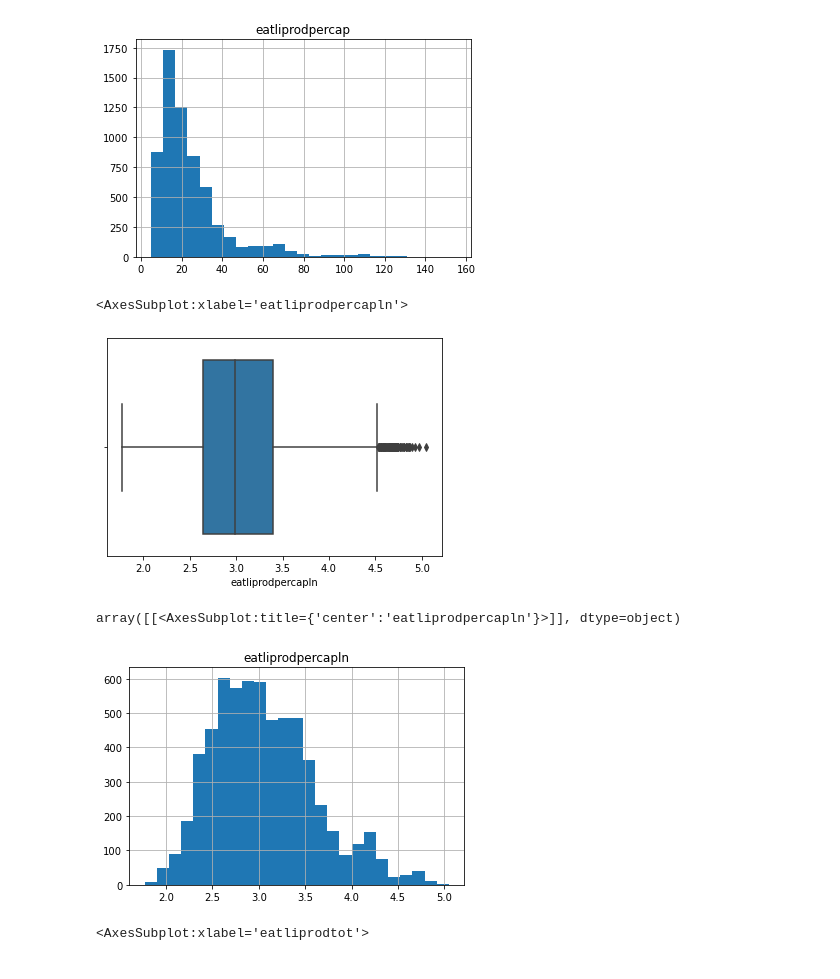
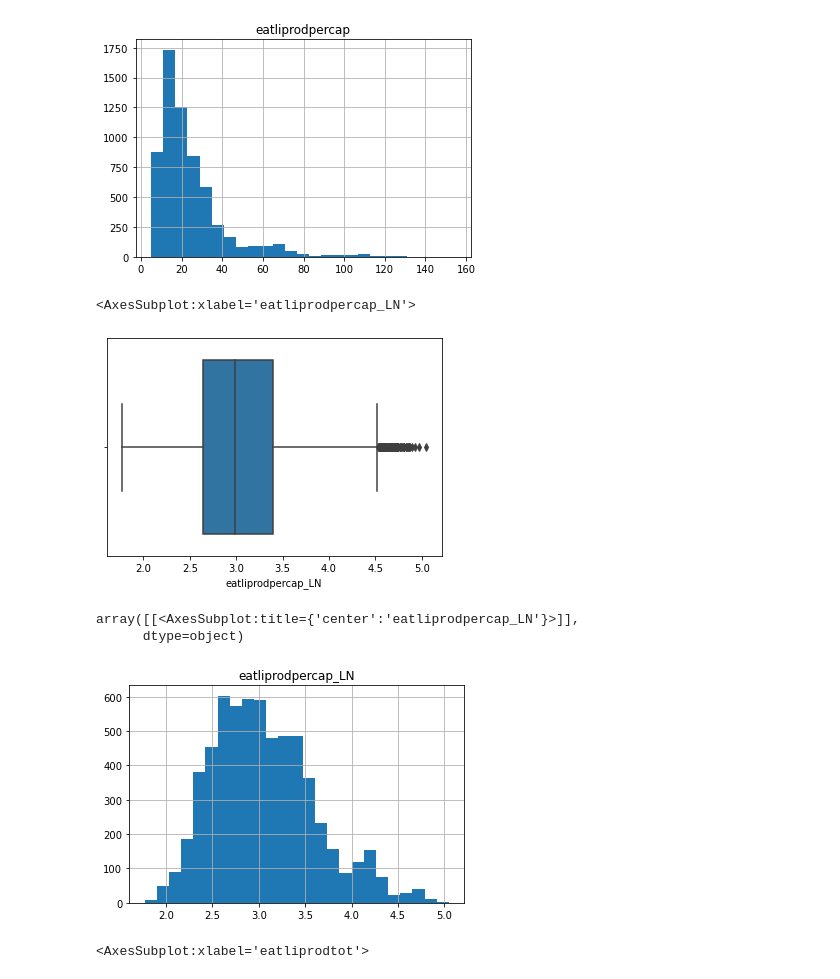
Before and after one commit to Michael-Suttle/assignment_2, a Jupyter notebook: Part_01.ipynb, the cells around one changed output. Saved outputs shown, nothing was run; the diff lists cells and outputs as text; code cells hidden in the pictures.

```diff
--- a/Part_01.ipynb
+++ b/Part_01.ipynb
@@ -601,7 +583,13 @@ def eatlicalc(df):
 # %%
 def maicalc(df):
     df2 = df
+    df = df[["Cereals__Excluding_Beer","Fish_Seafood","Fruits__Excluding_Wine","Groundnuts","Olives_(including_preserved)",
+           "Olive_Oil","Soyabeans","Pulses","Spices","Starchy_Roots","Treenuts","Vegetables","Wine","Alcoholic_Beverages",
+           "Animal_fats","Meat","Offals","Oilcrops","Stimulants","Sugar__Sweeteners","Sugar_Crops","Vegetable_Oils"]]
     df = df.fillna(0)
+    df[df < 0] = 0
+    n = df._get_numeric_data()
+    n[n < 0] = 0
     mailist = []
     for i in range(0,len(df)):
         med = (df.at[i,"Cereals__Excluding_Beer"] + df.at[i,"Fish_Seafood"] + df.at[i,"Fruits__Excluding_Wine"] +
@@ -612,7 +600,12 @@ def maicalc(df):
                   df.at[i,"Offals"] + df.at[i,"Oilcrops"] - df.at[i,"Groundnuts"] -
                   df.at[i,"Olives_(including_preserved)"] - df.at[i,"Soyabeans"] + df.at[i,"Stimulants"] +
                   df.at[i,"Sugar__Sweeteners"] + df.at[i,"Sugar_Crops"] + df.at[i,"Vegetable_Oils"] - df.at[i,"Olive_Oil"])
+        nan_list = [df2.at[i,"Cereals__Excluding_Beer"], df2.at[i,"Fish_Seafood"], df2.at[i,"Fruits__Excluding_Wine"],
+                    df2.at[i,"Soyabeans"], df2.at[i,"Pulses"], df2.at[i,"Starchy_Roots"], df2.at[i,"Vegetables"], df2.at[i,"Animal_fats"],
+                    df2.at[i,"Meat",], df2.at[i,"Vegetable_Oils"], df2.at[i,"Sugar__Sweeteners"], df2.at[i,"Sugar_Crops"]]
         mai = med/nonmed
+        if np.count_nonzero(np.isnan(nan_list)) > 2:
+            mai = np.nan
         mailist.append(mai)
     return mailist
 # %%
@@ -662,5 +655,13 @@ max      144.000000      710.000000    234.000000     36.353399
 # %%
 fbs_areaXyear["eatliconsumption"] = add_item(fbs_areaXyear, fbs_kcal, "eatli")
+fbs_areaXyear["eatliconsumption_LN"] = fbs_areaXyear["eatliconsumption"].apply(lambda x: np.log(x + 1))
+
+fbs_areaXyear["maiconsumption"] = add_item(fbs_areaXyear, fbs_kcal, "mai")
+fbs_areaXyear["maiconsumption_LN"] = fbs_areaXyear["maiconsumption"].apply(lambda x: np.log(x + 1))
+
+fbs_areaXyear["totalkcal"] = add_item(fbs_areaXyear, fbs_kcal, "Grand_Total")
+
+
 del [fbs_kcal]
 # %% [markdown]
 # EATLI for production
@@ -679,7 +680,7 @@ allnecessary = ["Cereals - Excluding Beer","Eggs","Fish, Seafood","Fruits - Excl
 # %%
 fbs_prod = fbs_pvt[["Area","Item","Year_Code","net_prodtotal","net_prodpercap","net_prodperarea"]]
 # %%
-fbs_prod = fbs_prod[fbs_prod.Item.isin(allnecessary)]
+#fbs_prod = fbs_prod[fbs_prod.Item.isin(allnecessary)]
 fbs_prod.head()
 # %% [output]
 | Element | Area | Item | Year_Code | net_prodtotal | net_prodpercap | net_prodperarea |
@@ -800,7 +799,7 @@ del [fbs_prodtot, fbs_prodpercap, fbs_prodperarea]
 # %%
-fbs_areaXyear["eatliprodpercapln"] = fbs_areaXyear["eatliprodpercap"].apply(lambda x: np.log(x + 1))
-fbs_areaXyear["eatliprodtotln"] = fbs_areaXyear["eatliprodtot"].apply(lambda x: np.log(x + 1))
-fbs_areaXyear["eatliprodperarealn"] = fbs_areaXyear["eatliprodperarea"].apply(lambda x: np.log(x + 1))
+fbs_areaXyear["eatliprodpercap_LN"] = fbs_areaXyear["eatliprodpercap"].apply(lambda x: np.log(x + 1))
+fbs_areaXyear["eatliprodtot_LN"] = fbs_areaXyear["eatliprodtot"].apply(lambda x: np.log(x + 1))
+fbs_areaXyear["eatliprodperarea_LN"] = fbs_areaXyear["eatliprodperarea"].apply(lambda x: np.log(x + 1))
 # %%
 sns.boxplot(x=fbs_areaXyear["eatliprodpercap"])
 # %% [output]
@@ -812,15 +811,16 @@ fbs_areaXyear.hist(column='eatliprodpercap', bins=25)
 array([[<AxesSubplot:title={'center':'eatliprodpercap'}>]], dtype=object)
 [figure]
 # %%
-sns.boxplot(x=fbs_areaXyear["eatliprodpercapln"])
+sns.boxplot(x=fbs_areaXyear["eatliprodpercap_LN"])
 # %% [output]
-<AxesSubplot:xlabel='eatliprodpercapln'>
+<AxesSubplot:xlabel='eatliprodpercap_LN'>
-[figure, old version]
+[figure, new version]
 # %%
-fbs_areaXyear.hist(column='eatliprodpercapln', bins=25)
+fbs_areaXyear.hist(column='eatliprodpercap_LN', bins=25)
 # %% [output]
-array([[<AxesSubplot:title={'center':'eatliprodpercapln'}>]], dtype=object)
+array([[<AxesSubplot:title={'center':'eatliprodpercap_LN'}>]],
+      dtype=object)
-[figure, old version]
+[figure, new version]
 # %%
 sns.boxplot(x=fbs_areaXyear["eatliprodtot"])
 # %% [output]
```
Also changed, not shown: parts of 48 cells of this notebook.
